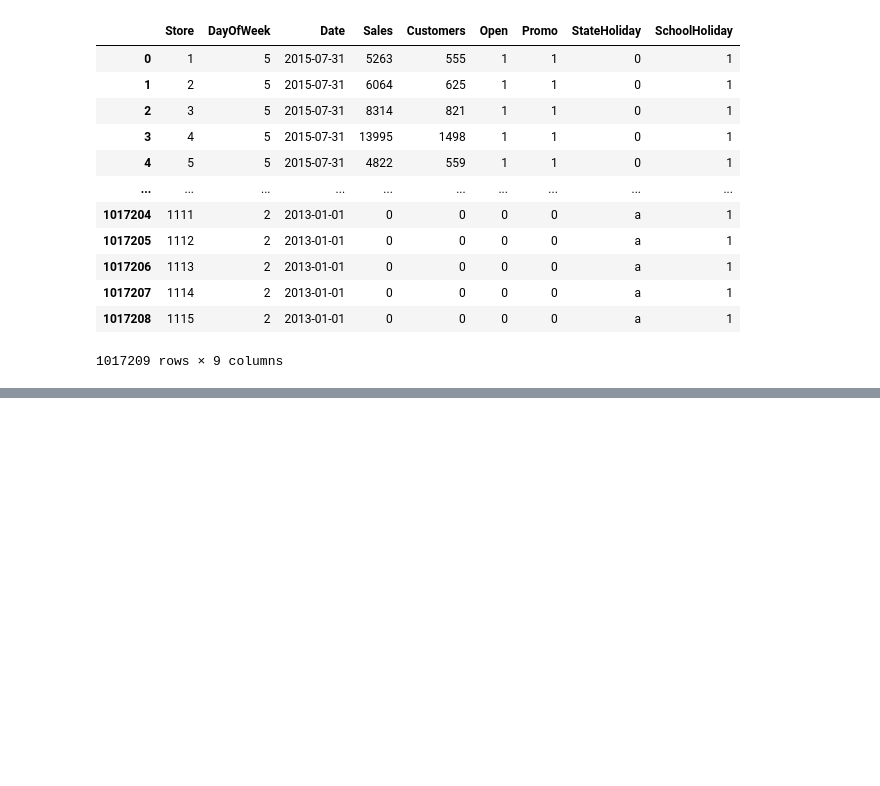
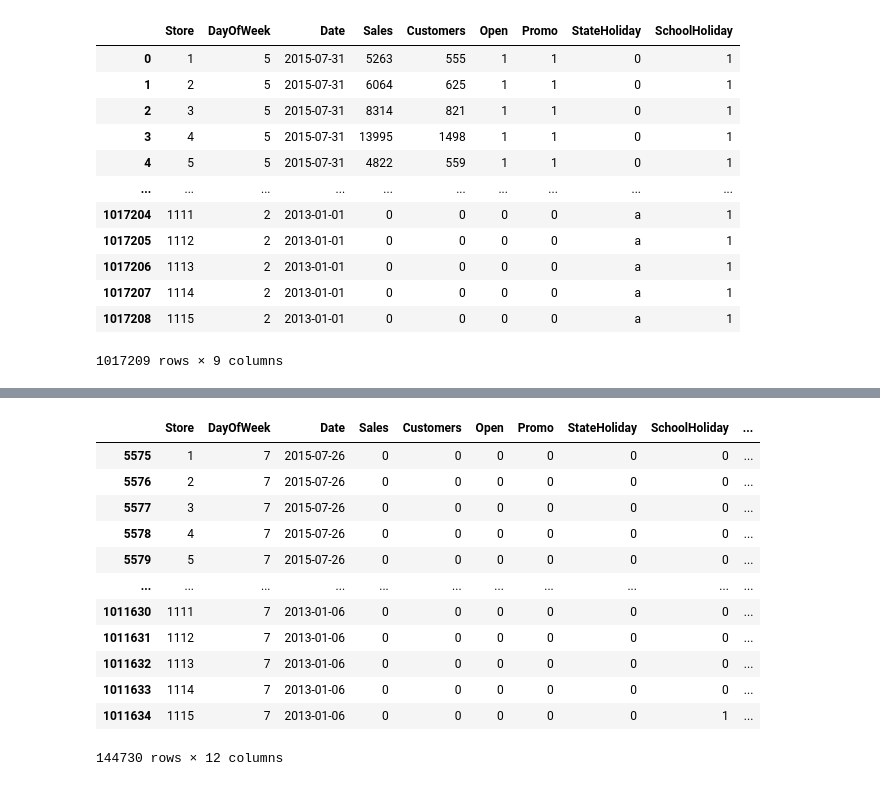
Before and after one commit to AndriyTok/labs_data_engineering, a Jupyter notebook: lab1/lab1.ipynb, the cells around one changed output, grey strips where cells are left out. Cells and saved outputs as stored; diff of their text form; code cells hidden in the pictures; blank space fills up the shorter version.

```diff
--- a/lab1/lab1.ipynb
+++ b/lab1/lab1.ipynb
@@ -131,0 +284,16 @@ df.drop(columns=["Revenue"])
+# %%
+df[df["DayOfWeek"] == 7]
+# %% [output]
+|  | Store | DayOfWeek | Date | Sales | Customers | Open | Promo | StateHoliday | SchoolHoliday | ... |
+| 5575 | 1 | 7 | 2015-07-26 | 0 | 0 | 0 | 0 | 0 | 0 | ... |
+| 5576 | 2 | 7 | 2015-07-26 | 0 | 0 | 0 | 0 | 0 | 0 | ... |
+| 5577 | 3 | 7 | 2015-07-26 | 0 | 0 | 0 | 0 | 0 | 0 | ... |
+| 5578 | 4 | 7 | 2015-07-26 | 0 | 0 | 0 | 0 | 0 | 0 | ... |
+| 5579 | 5 | 7 | 2015-07-26 | 0 | 0 | 0 | 0 | 0 | 0 | ... |
+| ... | ... | ... | ... | ... | ... | ... | ... | ... | ... | ... |
+| 1011630 | 1111 | 7 | 2013-01-06 | 0 | 0 | 0 | 0 | 0 | 0 | ... |
+| 1011631 | 1112 | 7 | 2013-01-06 | 0 | 0 | 0 | 0 | 0 | 0 | ... |
+| 1011632 | 1113 | 7 | 2013-01-06 | 0 | 0 | 0 | 0 | 0 | 0 | ... |
+| 1011633 | 1114 | 7 | 2013-01-06 | 0 | 0 | 0 | 0 | 0 | 0 | ... |
+| 1011634 | 1115 | 7 | 2013-01-06 | 0 | 0 | 0 | 0 | 0 | 1 | ... |
+144730 rows × 12 columns
```
Also changed, not shown: parts of 19 cells of this notebook.
